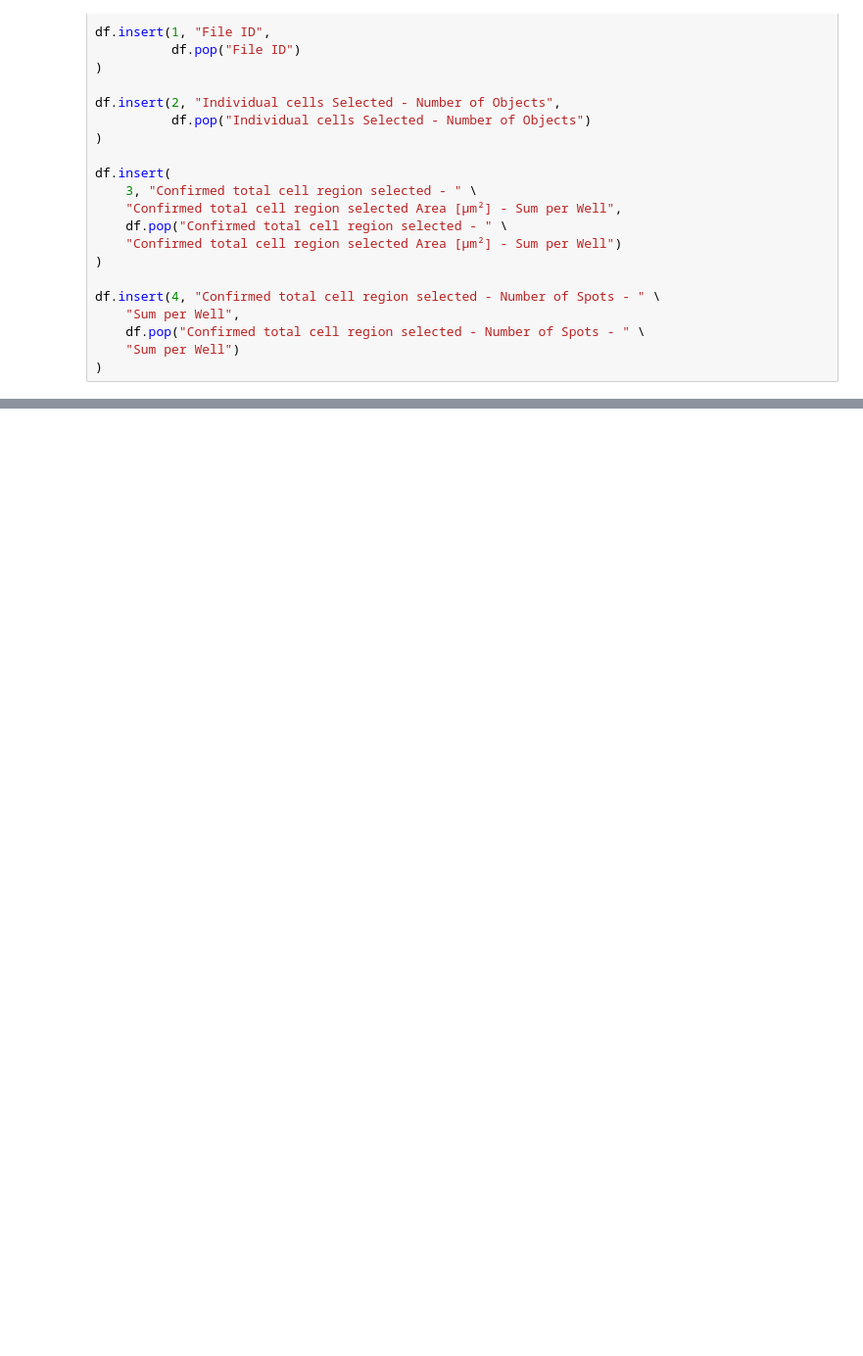
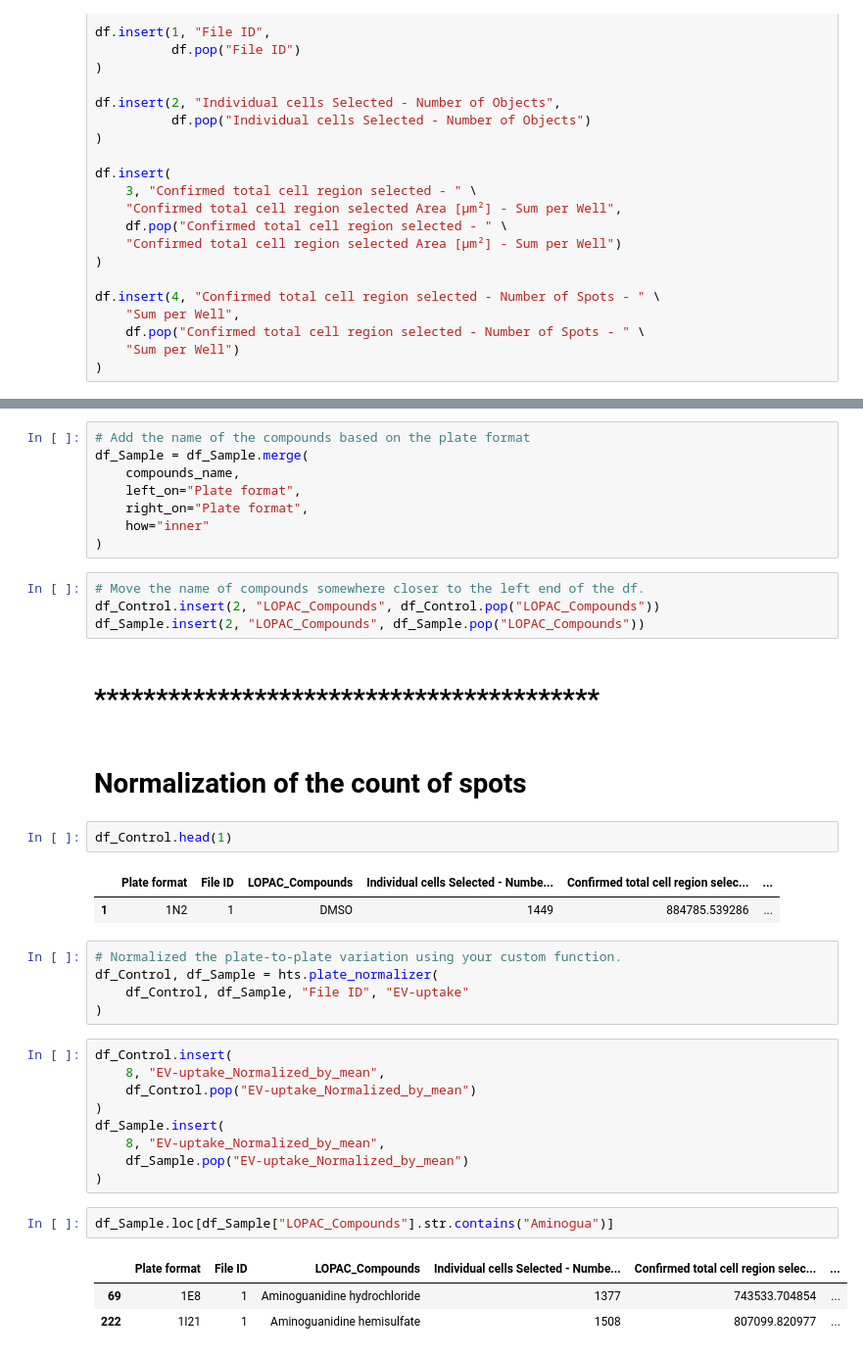
Before and after one commit to ArdalanMansouri/high-throughput-compound-screening, a Jupyter notebook: notebooks/screening_data_cleaning.ipynb, the cells around one changed output, grey strips where cells are left out. Shown at 98% size. Cells and saved outputs as stored; diff of their text form; blank space fills up the shorter version.

```diff
--- a/notebooks/screening_data_cleaning.ipynb
+++ b/notebooks/screening_data_cleaning.ipynb
@@ -133,0 +246,41 @@ df.insert(4, "Confirmed total cell region selected - Number of Spots - " \
+# %%
+# Add the name of the compounds based on the plate format
+df_Sample = df_Sample.merge(
+    compounds_name,
+    left_on="Plate format",
+    right_on="Plate format",
+    how="inner"
+)
+# %%
+# Move the name of compounds somewhere closer to the left end of the df.
+df_Control.insert(2, "LOPAC_Compounds", df_Control.pop("LOPAC_Compounds"))
+df_Sample.insert(2, "LOPAC_Compounds", df_Sample.pop("LOPAC_Compounds"))
+# %% [markdown]
+# *****************************************
+# %% [markdown]
+# Normalization of the count of spots
+# %%
+df_Control.head(1)
+# %% [output]
+|  | Plate format | File ID | LOPAC_Compounds | Individual cells Selected - Numbe... | Confirmed total cell region selec... | ... |
+| 1 | 1N2 | 1 | DMSO | 1449 | 884785.539286 | ... |
+# %%
+# Normalized the plate-to-plate variation using your custom function.
+df_Control, df_Sample = hts.plate_normalizer(
+    df_Control, df_Sample, "File ID", "EV-uptake"
+)
+# %%
+df_Control.insert(
+    8, "EV-uptake_Normalized_by_mean",
+    df_Control.pop("EV-uptake_Normalized_by_mean")
+)
+df_Sample.insert(
+    8, "EV-uptake_Normalized_by_mean",
+    df_Sample.pop("EV-uptake_Normalized_by_mean")
+)
+# %%
+df_Sample.loc[df_Sample["LOPAC_Compounds"].str.contains("Aminogua")]
+# %% [output]
+|  | Plate format | File ID | LOPAC_Compounds | Individual cells Selected - Numbe... | Confirmed total cell region selec... | ... |
+| 69 | 1E8 | 1 | Aminoguanidine hydrochloride | 1377 | 743533.704854 | ... |
+| 222 | 1I21 | 1 | Aminoguanidine hemisulfate | 1508 | 807099.820977 | ... |
```
Also changed, not shown: parts of 27 cells of this notebook.
